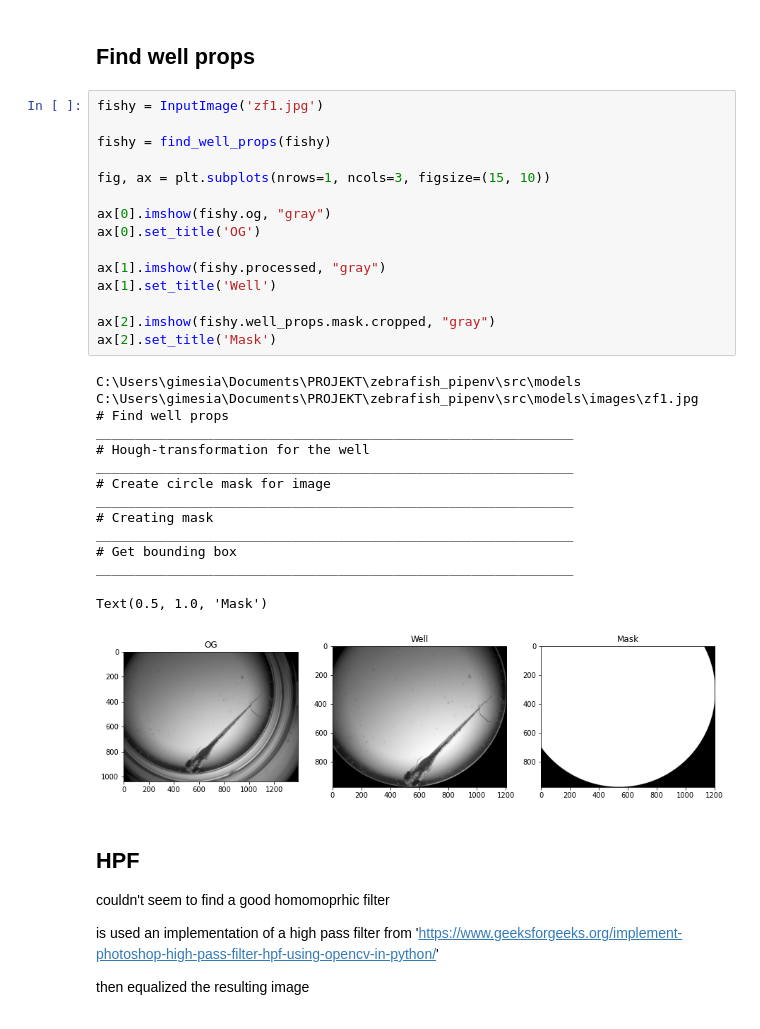
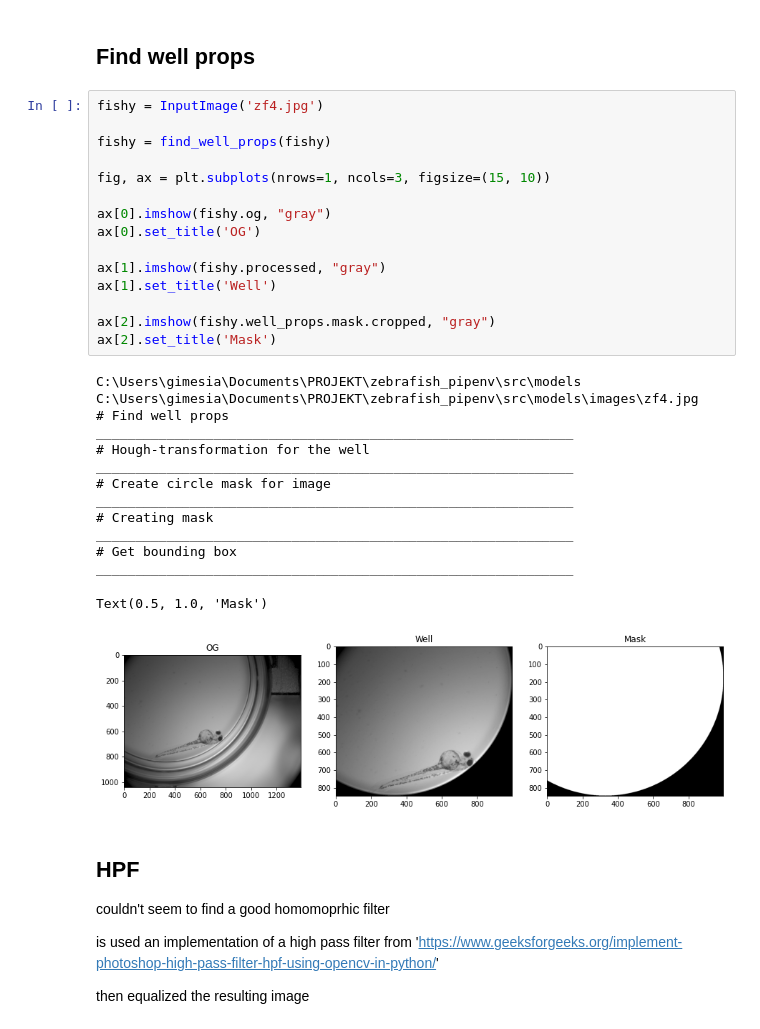
Before and after one commit to gimesia/zebrafisher, a Jupyter notebook: __docs/__notebooks/get_poss_fish_pipe.ipynb, the cells around one changed output. Saved outputs shown, nothing was run; the diff lists cells and outputs as text.

```diff
--- a/__docs/__notebooks/get_poss_fish_pipe.ipynb
+++ b/__docs/__notebooks/get_poss_fish_pipe.ipynb
@@ -13,35 +13,35 @@ from src.models import *
 # %% [markdown]
 ## Find well props
 # %%
-fishy = InputImage('zf1.jpg')
+fishy = InputImage('zf4.jpg')
 
 fishy = find_well_props(fishy)
 
 fig, ax = plt.subplots(nrows=1, ncols=3, figsize=(15, 10))
 
 ax[0].imshow(fishy.og, "gray")
 ax[0].set_title('OG')
 
 ax[1].imshow(fishy.processed, "gray")
 ax[1].set_title('Well')
 
 ax[2].imshow(fishy.well_props.mask.cropped, "gray")
 ax[2].set_title('Mask')
 # %% [output]
 C:\Users\gimesia\Documents\PROJEKT\zebrafish_pipenv\src\models
-C:\Users\gimesia\Documents\PROJEKT\zebrafish_pipenv\src\models\images\zf1.jpg
+C:\Users\gimesia\Documents\PROJEKT\zebrafish_pipenv\src\models\images\zf4.jpg
 # Find well props
 _____________________________________________________________
 # Hough-transformation for the well
 _____________________________________________________________
 # Create circle mask for image
 _____________________________________________________________
 # Creating mask
 _____________________________________________________________
 # Get bounding box
 _____________________________________________________________
 Text(0.5, 1.0, 'Mask')
-[figure, old version]
+[figure, new version]
 # %% [markdown]
 ## HPF
 couldn't seem to find a good homomoprhic filter
```
Also changed, not shown: parts of 19 cells of this notebook, 8 other files.
